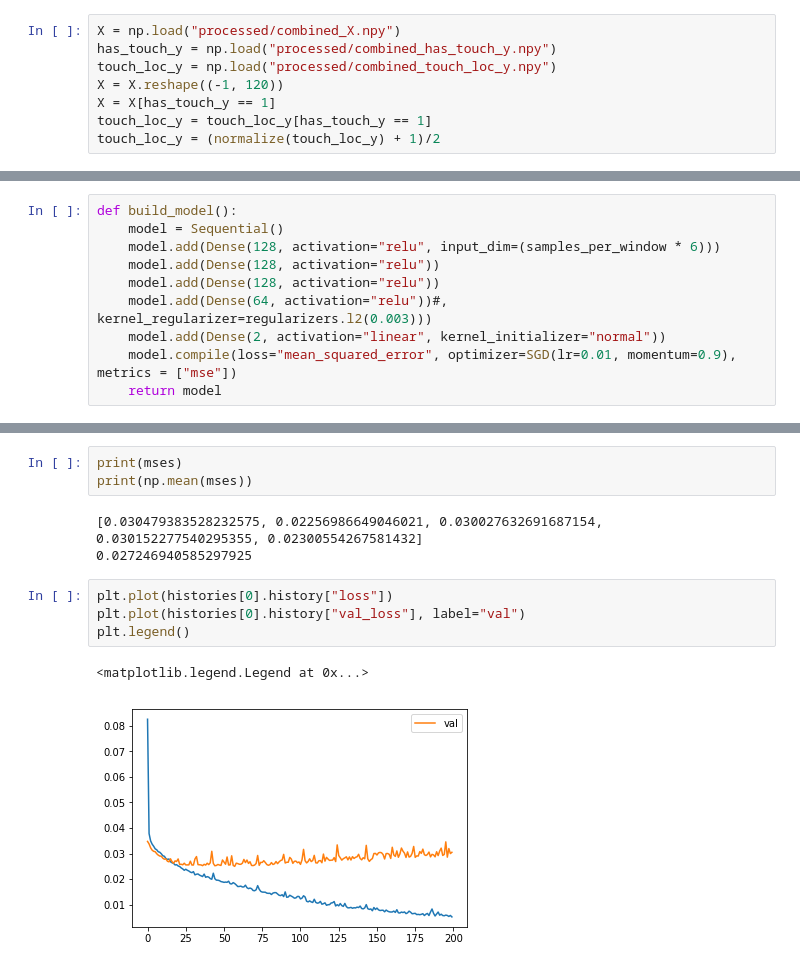
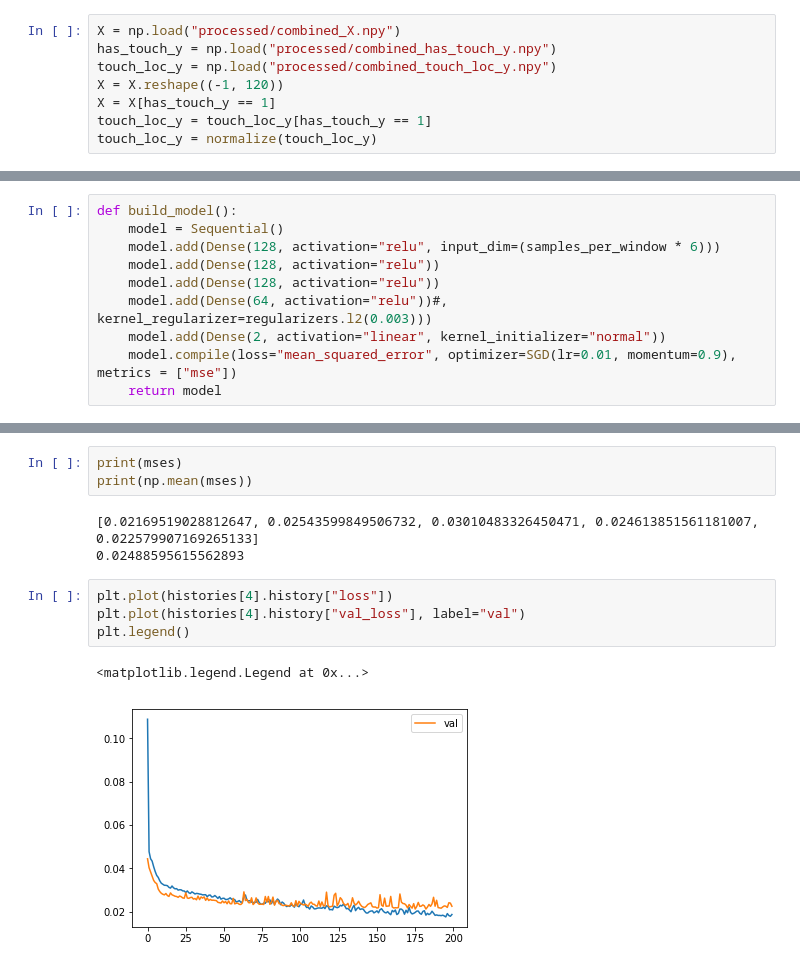
Before and after one commit to jlin816/gyrosec, a Jupyter notebook: learn_touch_locations.ipynb, the cells around one changed output, grey strips where cells are left out. Cells and saved outputs as stored; diff of their text form.

```diff
--- a/learn_touch_locations.ipynb
+++ b/learn_touch_locations.ipynb
@@ -18,7 +25,7 @@ touch_loc_y = np.load("processed/combined_touch_loc_y.npy")
 X = X.reshape((-1, 120))
 X = X[has_touch_y == 1]
 touch_loc_y = touch_loc_y[has_touch_y == 1]
-touch_loc_y = (normalize(touch_loc_y) + 1)/2
+touch_loc_y = normalize(touch_loc_y)
 # %% [output]
 Min:  [ 83.14286041 267.42855835]
 Range:  [275.99999237 364.85714722]
@@ -108,15 +114,15 @@ Epoch 200/200
 print(mses)
 print(np.mean(mses))
 # %% [output]
-[0.030479383528232575, 0.02256986649046021, 0.030027632691687154, 0.030152277540295355, 0.02300554267581432]
-0.027246940585297925
+[0.02169519028812647, 0.02543599849506732, 0.03010483326450471, 0.024613851561181007, 0.022579907169265133]
+0.02488595615562893
 # %%
-plt.plot(histories[0].history["loss"])
-plt.plot(histories[0].history["val_loss"], label="val")
+plt.plot(histories[4].history["loss"])
+plt.plot(histories[4].history["val_loss"], label="val")
 plt.legend()
 # %% [output]
 <matplotlib.legend.Legend at 0x...>
-[figure, old version]
+[figure, new version]
 # %%
 nrows = 8
 ncols = 8
```
Also changed, not shown: parts of 9 cells of this notebook, 3 other files.
